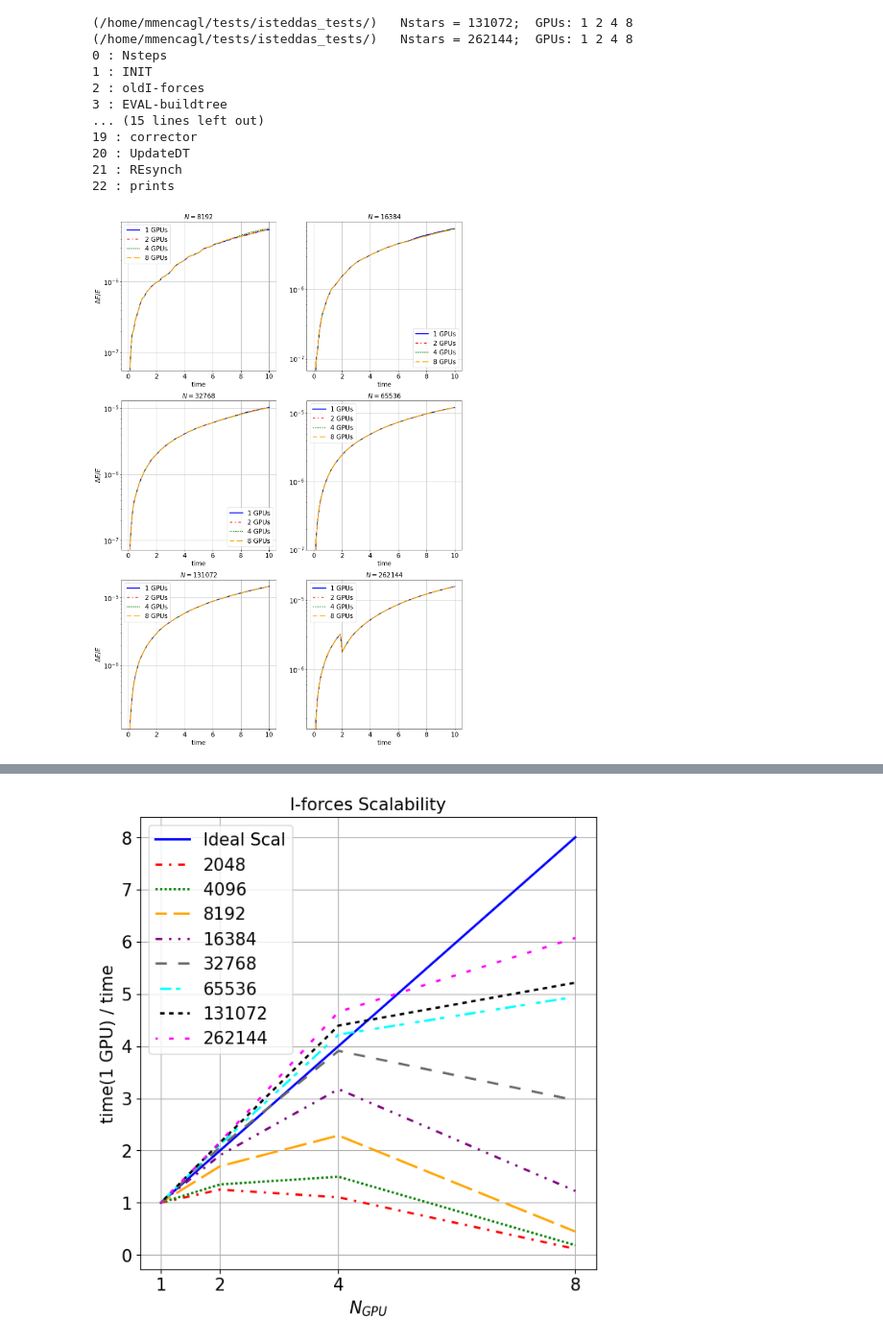
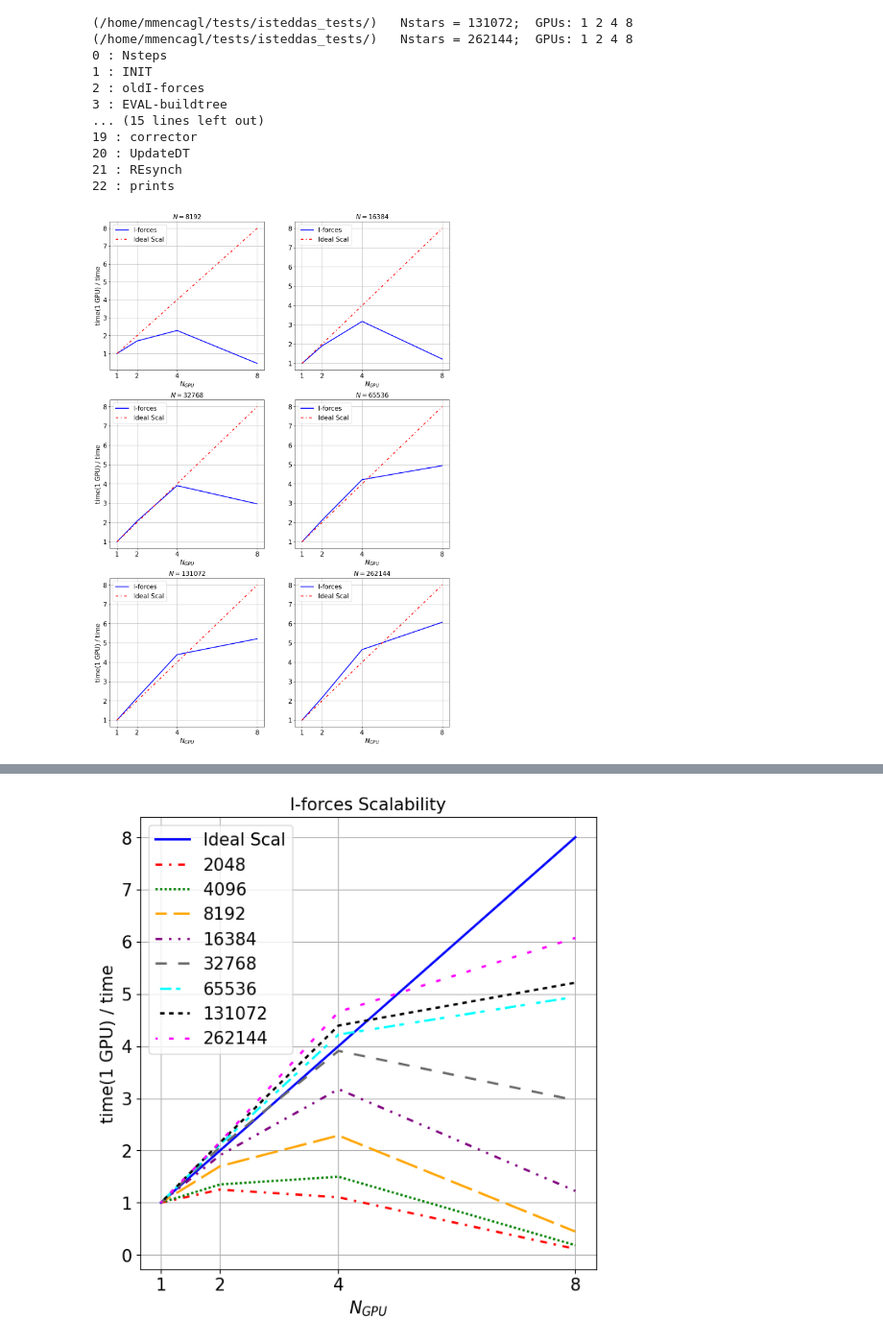
Before and after one commit to mattiamencagli/my-python-plots, a Jupyter notebook: plot_scalability.ipynb, the cells around one changed output, grey strips where cells are left out. Shown: that part at 96% size. Saved outputs shown, nothing was run; the diff lists cells and outputs as text; code cells hidden in the pictures.

```diff
--- a/plot_scalability.ipynb
+++ b/plot_scalability.ipynb
@@ -144,36 +144,36 @@ def plot_scal_N(i, ax, gpus, select):
         #_ = ax.set_xlabel(r'time [Myr]', fontsize=fs)
         if(i%2==0):
             _ = ax.set_ylabel(r'$\Delta E/E$', fontsize=fs)
     _ = ax.legend(fontsize=fs)
     _ = ax.set_title(r'$N=%d$'%Ns[i],fontsize=fs)
     _ = ax.tick_params(axis='both', labelsize=fs)
     _ = ax.grid()
 ##########################################################################################################################
 
 no_overlap=[8,1,9,11,12,19,20,21,22]
 #select = "ALL_no_overlap"
 #select = "TOT_ANN_IF"
-#select = "Iforce_scale"
+select = "Iforce_scale"
 #select = "hermite_6th"
-select = "errors"
+#select = "errors"
 
 gpus = [0,1,2,3] #seleziona che elemtni di GPUN vuoi includere nel plot
 COL = 2 ; RIG = 3
 fig = plt.figure(666, figsize=[n*4.8*COL,n*4.8*RIG])
 gs = fig.add_gridspec(RIG,COL)#, hspace=0)
 axs = gs.subplots()#sharex=True, sharey=True)
 off = 2 #salto 2048 e 4096
 if(RIG > 1):
     for i in range(RIG*COL):
         plot_scal_N(i+off, axs[int(i/COL),i%COL], gpus, select)
 else:
     for i in range(RIG*COL):
         plot_scal_N(i+off, axs[i%COL], gpus, select)
 if(SAVE):
     _ = plt.savefig(direc+select+".pdf", bbox_inches='tight', format='pdf')
     _ = plt.show(True)
 # %% [output]
-[figure, old version]
+[figure, new version]
 # %%
 ##########################################################################################################################
 def triang_func(x): return np.abs(x - np.floor(x + 0.5))
```
Also changed, not shown: parts of 1 cell of this notebook, 3 other files.
